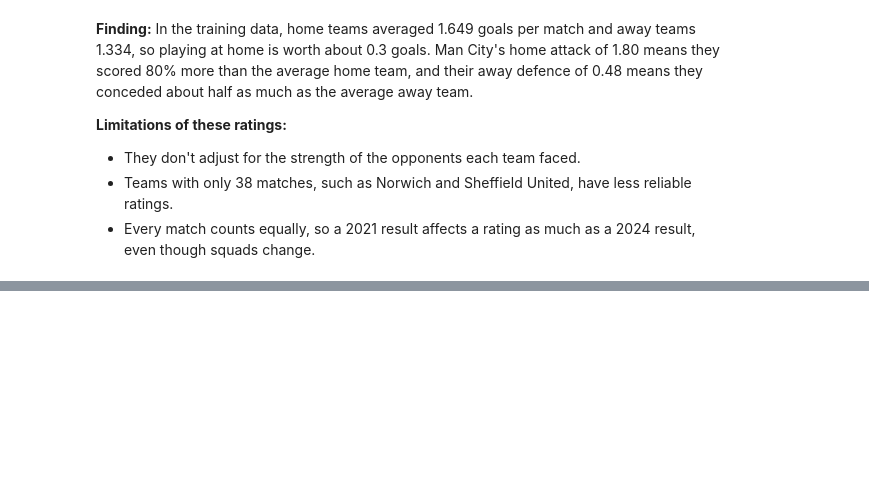
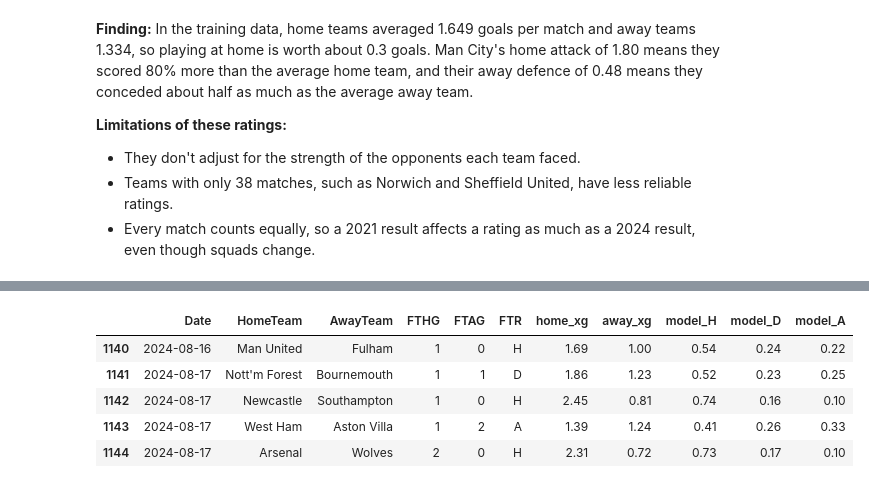
Before and after one commit to Yurieb/premier-league-match-predictor, a Jupyter notebook: football_model.ipynb, the cells around one changed output, grey strips where cells are left out. Saved outputs shown, nothing was run; the diff lists cells and outputs as text; code cells hidden in the pictures; blank space fills up the shorter version.

```diff
--- a/football_model.ipynb
+++ b/football_model.ipynb
@@ -745,0 +789,24 @@ away_defence: 1.0
+# %%
+# Worked example: one match from the test season, followed through each stage
+example_home = "Liverpool"
+example_away = "Everton"
+
+# Stage 1: expected goals
+example_home_xg, example_away_xg = expected_goals(example_home, example_away)
+print(f"Expected goals: {example_home} {example_home_xg:.2f}, {example_away} {example_away_xg:.2f}")
+
+# Stage 2: the score probability matrix
+example_matrix = score_matrix(example_home_xg, example_away_xg)
+
+# Show scores up to 5-5 as percentages, with home goals on the rows and away goals on the columns
+example_table = pd.DataFrame(example_matrix[:6, :6] * 100).round(1)
+example_table.index.name = f"{example_home} goals"
+example_table.columns.name = f"{example_away} goals"
+print("\nChance of each score (%):")
+print(example_table)
+
+# Stage 3: result probabilities
+home_win, draw, away_win = result_probabilities(example_matrix)
+print(f"\n{example_home} win: {home_win:.1%}")
+print(f"Draw: {draw:.1%}")
+print(f"{example_away} win: {away_win:.1%}")
@@ -745,0 +829,25 @@ away_defence: 1.0
+# %%
+# Apply the model to every test match, skipping those involving a team with no training data
+predictions = test[~involves_new_team].copy()
+
+rows = []   # One entry per match, holding that match's predictions
+
+for match in predictions.itertuples():
+    home_xg, away_xg = expected_goals(match.HomeTeam, match.AwayTeam)
+    home_win, draw, away_win = result_probabilities(score_matrix(home_xg, away_xg))
+    rows.append([home_xg, away_xg, home_win, draw, away_win])
+
+# Add the five new columns. predictions.index keeps each row lined up with its match.
+new_columns = ["home_xg", "away_xg", "model_H", "model_D", "model_A"]
+predictions[new_columns] = pd.DataFrame(rows, columns=new_columns, index=predictions.index)
+
+# Show the first few matches, rounding only the new columns
+columns_to_display = ["Date", "HomeTeam", "AwayTeam", "FTHG", "FTAG", "FTR"] + new_columns
+predictions[columns_to_display].head().round({column: 2 for column in new_columns})
+# %% [output]
+|  | Date | HomeTeam | AwayTeam | FTHG | FTAG | FTR | home_xg | away_xg | model_H | model_D | model_A |
+| 1140 | 2024-08-16 | Man United | Fulham | 1 | 0 | H | 1.69 | 1.00 | 0.54 | 0.24 | 0.22 |
+| 1141 | 2024-08-17 | Nott'm Forest | Bournemouth | 1 | 1 | D | 1.86 | 1.23 | 0.52 | 0.23 | 0.25 |
+| 1142 | 2024-08-17 | Newcastle | Southampton | 1 | 0 | H | 2.45 | 0.81 | 0.74 | 0.16 | 0.10 |
+| 1143 | 2024-08-17 | West Ham | Aston Villa | 1 | 2 | A | 1.39 | 1.24 | 0.41 | 0.26 | 0.33 |
+| 1144 | 2024-08-17 | Arsenal | Wolves | 2 | 0 | H | 2.31 | 0.72 | 0.73 | 0.17 | 0.10 |
```
Also changed, not shown: parts of 5 cells of this notebook.
